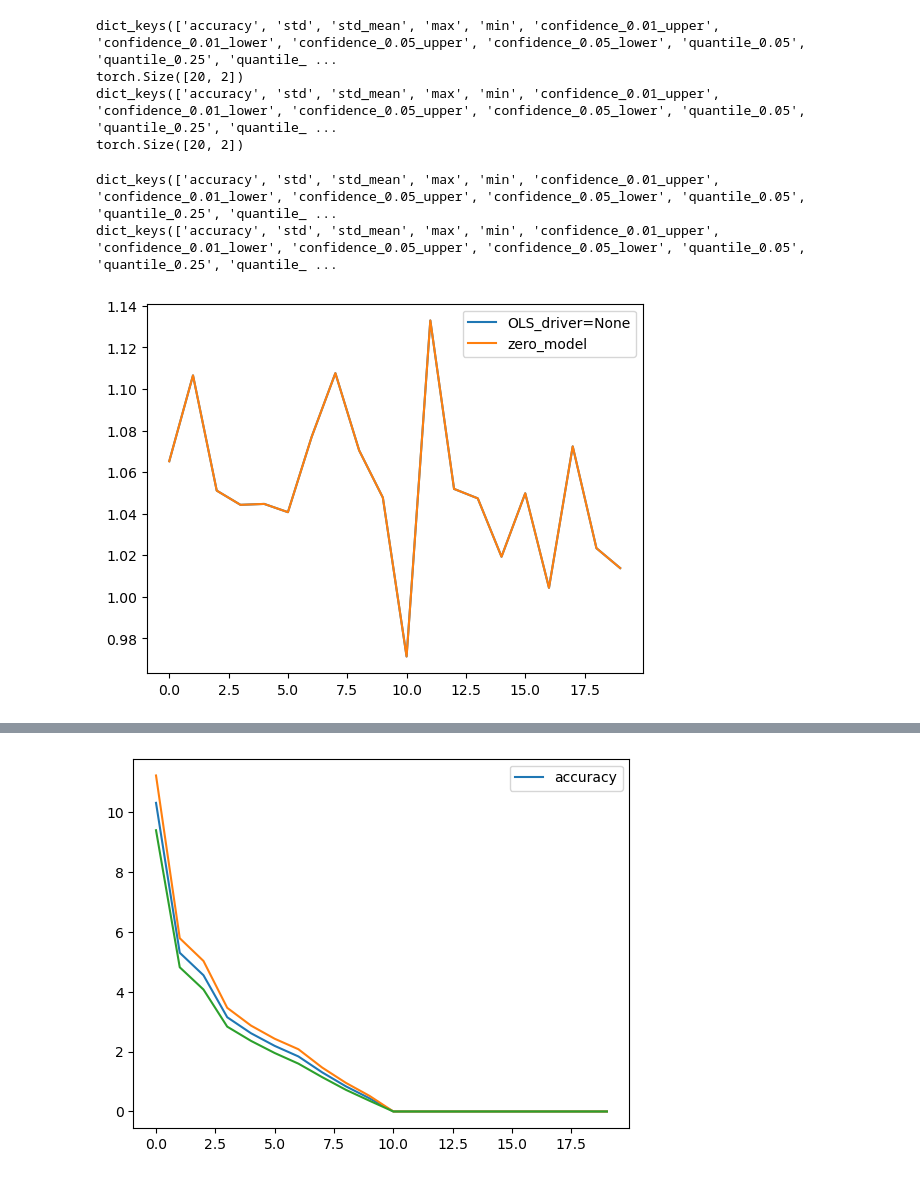
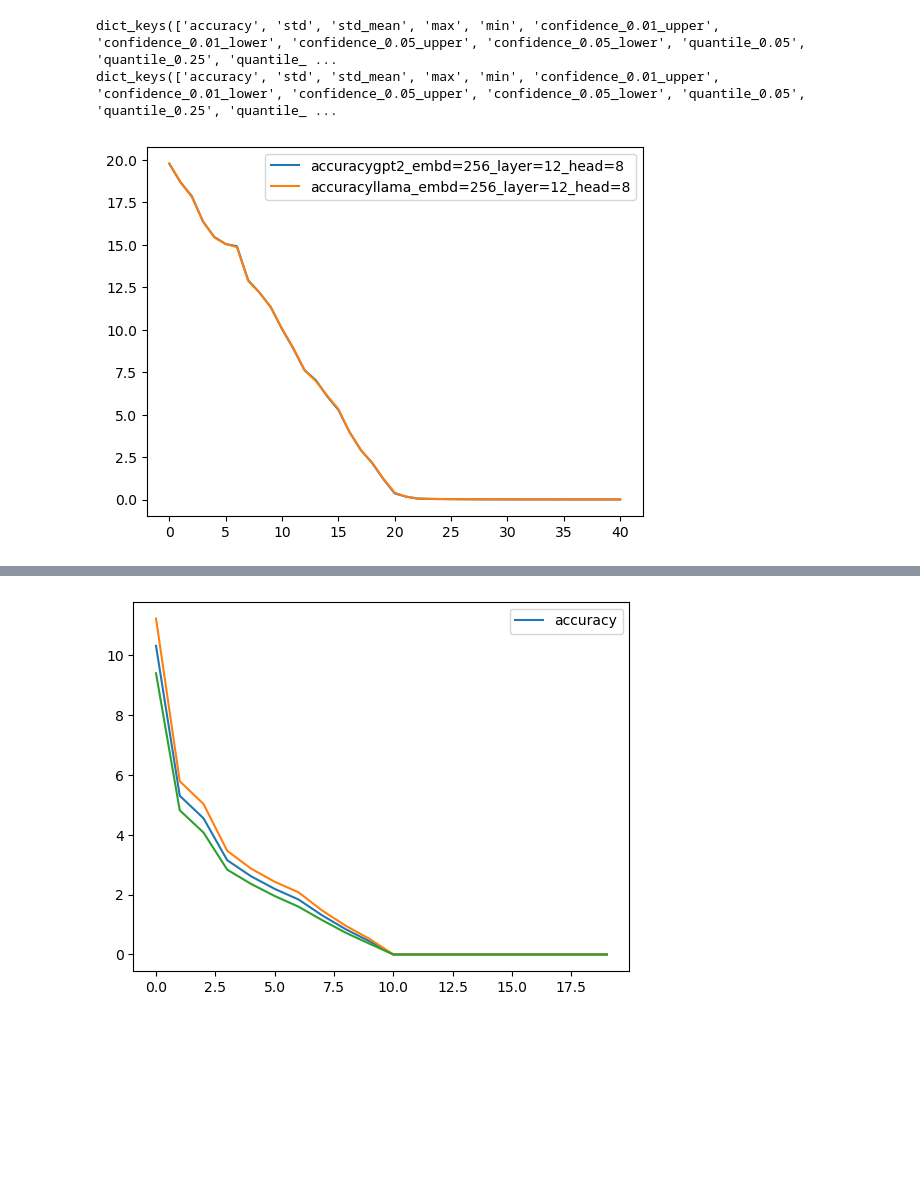
Before and after one commit to in-context-learning-2024/in-context, a Jupyter notebook: src/eval.ipynb, the cells around one changed output, grey strips where cells are left out. Cells and saved outputs as stored; diff of their text form; code cells hidden in the pictures; blank space fills up the shorter version.

```diff
--- a/src/eval.ipynb
+++ b/src/eval.ipynb
@@ -50,25 +111,13 @@ torch.Size([2, 2048, 20, 2])
 # %%
 for model, results in zip(MODELS, values):
     print(results.keys())
-    print(results["accuracy"].shape)
+    plt.plot("accuracy", data=results, label="accuracy"+model.name)
+plt.legend()
+plt.show()
 # %% [output]
 dict_keys(['accuracy', 'std', 'std_mean', 'max', 'min', 'confidence_0.01_upper', 'confidence_0.01_lower', 'confidence_0.05_upper', 'confidence_0.05_lower', 'quantile_0.05', 'quantile_0.25', 'quantile_ ...
-torch.Size([20, 2])
 dict_keys(['accuracy', 'std', 'std_mean', 'max', 'min', 'confidence_0.01_upper', 'confidence_0.01_lower', 'confidence_0.05_upper', 'confidence_0.05_lower', 'quantile_0.05', 'quantile_0.25', 'quantile_ ...
-torch.Size([20, 2])
+[figure, added]
-# %%
-for model, results in zip(MODELS, values):
-    print(results.keys())
-    plt.plot(results["accuracy"][:, 0], label=model.name)
-    #plt.plot("accuracy", data=results, label="accuracy")
-    #plt.plot("confidence_0.01_upper", data=results)
-    #plt.plot("confidence_0.01_lower", data=results)
-plt.legend()
-plt.show()
-# %% [output]
-dict_keys(['accuracy', 'std', 'std_mean', 'max', 'min', 'confidence_0.01_upper', 'confidence_0.01_lower', 'confidence_0.05_upper', 'confidence_0.05_lower', 'quantile_0.05', 'quantile_0.25', 'quantile_ ...
-dict_keys(['accuracy', 'std', 'std_mean', 'max', 'min', 'confidence_0.01_upper', 'confidence_0.01_lower', 'confidence_0.05_upper', 'confidence_0.05_lower', 'quantile_0.05', 'quantile_0.25', 'quantile_ ...
-[figure, removed]
 # %%
 scaled_x_fcs = [
     ScaledXRegression(scale, base_fc)
```
Also changed, not shown: parts of 8 cells of this notebook, 2 other files.
